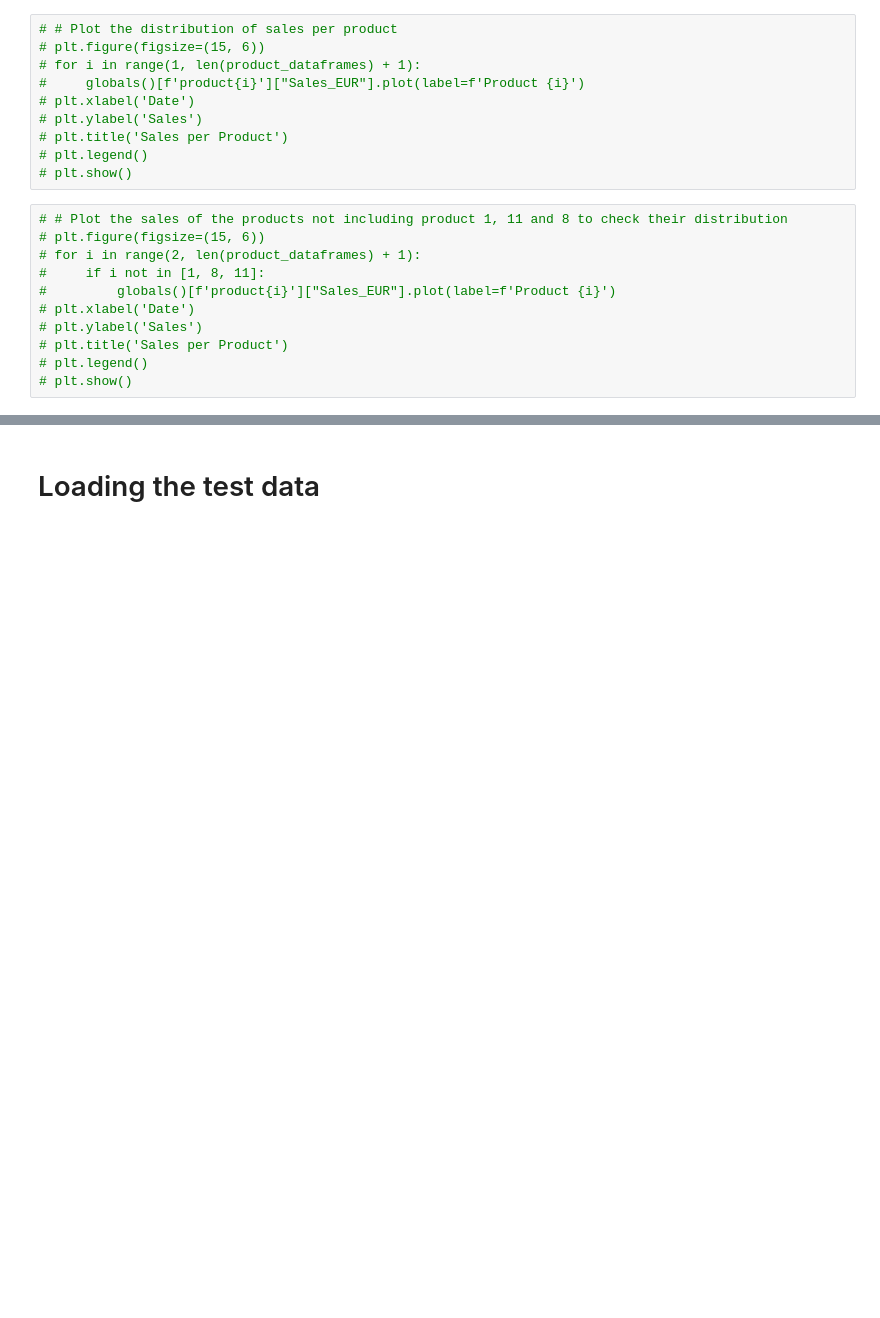
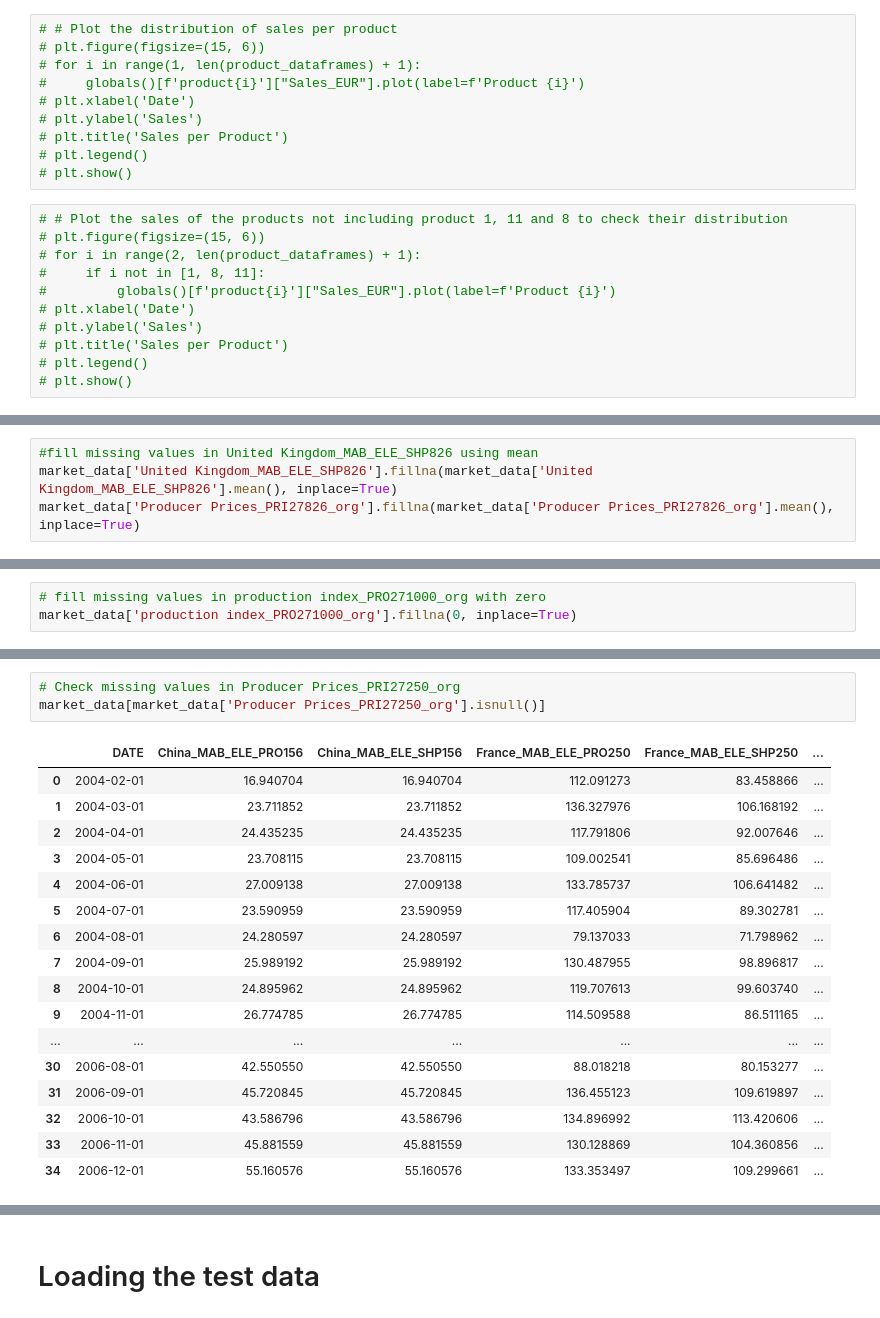
Before and after one commit to RubenCMarques/Case-2--Siemens-Sales-Forecast, a Jupyter notebook: Notebooks/Diogo_workspace.ipynb, the cells around one changed output, grey strips where cells are left out. Saved outputs shown, nothing was run; the diff lists cells and outputs as text; blank space fills up the shorter version.

```diff
--- a/Notebooks/Diogo_workspace.ipynb
+++ b/Notebooks/Diogo_workspace.ipynb
@@ -910,0 +1186,4 @@ The shape of market data is (219, 48).
+# %%
+#fill missing values in United Kingdom_MAB_ELE_SHP826 using mean
+market_data['United Kingdom_MAB_ELE_SHP826'].fillna(market_data['United Kingdom_MAB_ELE_SHP826'].mean(), inplace=True)
+market_data['Producer Prices_PRI27826_org'].fillna(market_data['Producer Prices_PRI27826_org'].mean(), inplace=True)
@@ -910,0 +1231,3 @@ The shape of market data is (219, 48).
+# %%
+# fill missing values in production index_PRO271000_org with zero
+market_data['production index_PRO271000_org'].fillna(0, inplace=True)
@@ -910,0 +1254,21 @@ The shape of market data is (219, 48).
+# %%
+# Check missing values in Producer Prices_PRI27250_org
+market_data[market_data['Producer Prices_PRI27250_org'].isnull()]
+# %% [output]
+|  | DATE | China_MAB_ELE_PRO156 | China_MAB_ELE_SHP156 | France_MAB_ELE_PRO250 | France_MAB_ELE_SHP250 | ... |
+| 0 | 2004-02-01 | 16.940704 | 16.940704 | 112.091273 | 83.458866 | ... |
+| 1 | 2004-03-01 | 23.711852 | 23.711852 | 136.327976 | 106.168192 | ... |
+| 2 | 2004-04-01 | 24.435235 | 24.435235 | 117.791806 | 92.007646 | ... |
+| 3 | 2004-05-01 | 23.708115 | 23.708115 | 109.002541 | 85.696486 | ... |
+| 4 | 2004-06-01 | 27.009138 | 27.009138 | 133.785737 | 106.641482 | ... |
+| 5 | 2004-07-01 | 23.590959 | 23.590959 | 117.405904 | 89.302781 | ... |
+| 6 | 2004-08-01 | 24.280597 | 24.280597 | 79.137033 | 71.798962 | ... |
+| 7 | 2004-09-01 | 25.989192 | 25.989192 | 130.487955 | 98.896817 | ... |
+| 8 | 2004-10-01 | 24.895962 | 24.895962 | 119.707613 | 99.603740 | ... |
+| 9 | 2004-11-01 | 26.774785 | 26.774785 | 114.509588 | 86.511165 | ... |
+| ... | ... | ... | ... | ... | ... | ... |
+| 30 | 2006-08-01 | 42.550550 | 42.550550 | 88.018218 | 80.153277 | ... |
+| 31 | 2006-09-01 | 45.720845 | 45.720845 | 136.455123 | 109.619897 | ... |
+| 32 | 2006-10-01 | 43.586796 | 43.586796 | 134.896992 | 113.420606 | ... |
+| 33 | 2006-11-01 | 45.881559 | 45.881559 | 130.128869 | 104.360856 | ... |
+| 34 | 2006-12-01 | 55.160576 | 55.160576 | 133.353497 | 109.299661 | ... |
```
Also changed, not shown: parts of 48 cells of this notebook.
